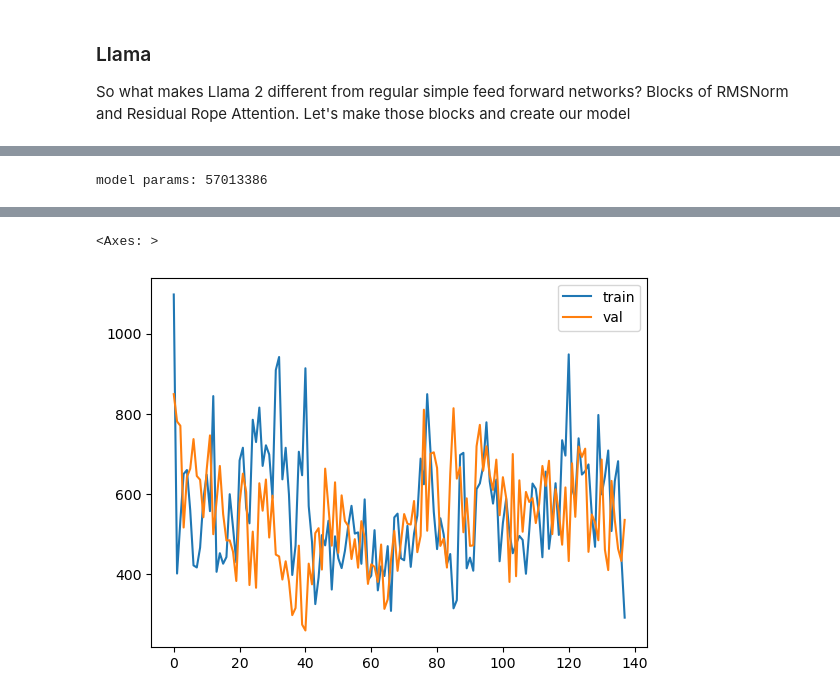
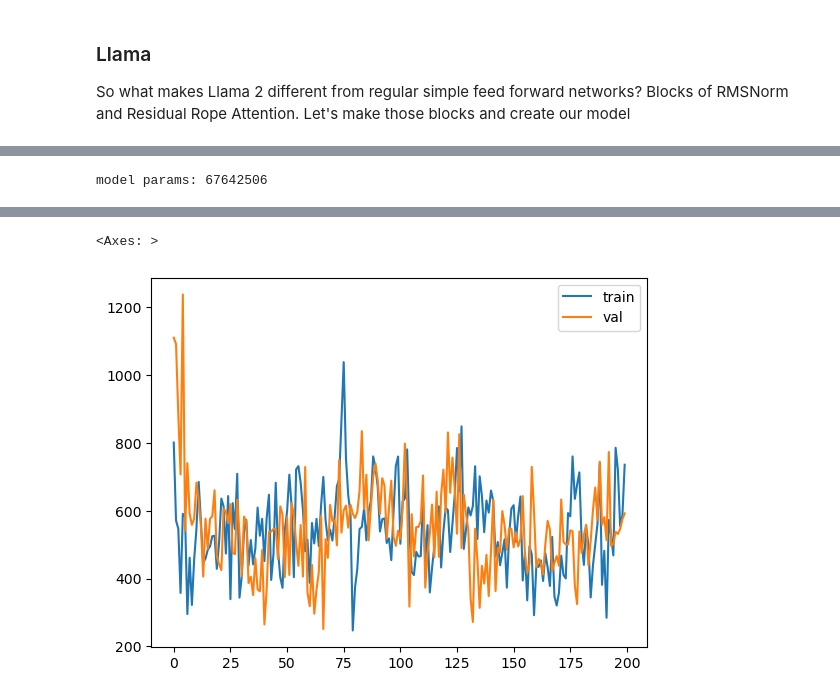
Before and after one commit to IMJONEZZ/LLMs-in-Production, a Jupyter notebook: chapters/chapter_8/llama_from_scratch_notebook.ipynb, the cells around one changed output, grey strips where cells are left out. Drawn from its saved outputs; the diff is of its cells as text; code cells hidden in the pictures.

```diff
--- a/chapters/chapter_8/llama_from_scratch_notebook.ipynb
+++ b/chapters/chapter_8/llama_from_scratch_notebook.ipynb
@@ -696,14 +652,7 @@ class SimpleFeedForwardNN_RMS_Rope(nn.Module):
 
 
 model = SimpleFeedForwardNN_RMS_Rope(MASTER_CONFIG).to(device)
-xs, ys = get_batches(
-    train_data,
-    MASTER_CONFIG["batch_size"],
-    MASTER_CONFIG["context_window"],
-)
-
-logits, loss = model(xs, ys)
 optimizer = torch.optim.AdamW(model.parameters())
-train(model, optimizer, print_logs=True)
+train(model, optimizer, data=train_data, print_logs=True)
 # %% [output]
 model params: 20547969
@@ -814,14 +763,7 @@ class SimpleFeedForwardNN_RMS_RoPE_SwiGLU(nn.Module):
 
 
 model = SimpleFeedForwardNN_RMS_RoPE_SwiGLU(MASTER_CONFIG).to(device)
-xs, ys = get_batches(
-    train_data,
-    MASTER_CONFIG["batch_size"],
-    MASTER_CONFIG["context_window"],
-)
-
-logits, loss = model(xs, ys)
 optimizer = torch.optim.AdamW(model.parameters())
-train(model, optimizer, print_logs=True)
+train(model, optimizer, data=train_data, print_logs=True)
 # %% [output]
 model params: 20714434
@@ -883,8 +825,9 @@ class LlamaBlock(nn.Module):
 
         self.attention = RoPEMaskedMultiheadAttention(config).to(device)
         self.feedforward = nn.Sequential(
-            nn.Linear(config["d_model"], config["d_model"]),
-            SwiGLU(config["d_model"]),
+            nn.Linear(config["d_model"], config['hidden_dim']),
+            SwiGLU(config['hidden_dim']),
+            nn.Linear(config['hidden_dim'], config['d_model'])
         ).to(device)
 
     def forward(self, x):
@@ -984,5 +927,5 @@ SimpleLlama 32213416 Params | Train: 767.5743103027344 | Val: 529.3186416625977
 # %%
-MASTER_CONFIG["epochs"] = 6900
+MASTER_CONFIG["epochs"] = 10000
 MASTER_CONFIG["batch_size"] = 16
 MASTER_CONFIG["d_model"] = 384
 MASTER_CONFIG["n_layers"] = 8
@@ -999,13 +942,15 @@ llama_optimizer = torch.optim.AdamW(
 scheduler = torch.optim.lr_scheduler.CosineAnnealingLR(
     llama_optimizer, 1000, eta_min=1e-5
 )
+train_data = iter(encoded_dataset['train'].shuffle())
 # %% [output]
-model params: 57013386
+model params: 67642506
 # %%
 train(
     llama,
     llama_optimizer,
     scheduler=scheduler,
+    data=train_data,
     config=MASTER_CONFIG,
     print_logs=True,
 )
@@ -1030,5 +975,5 @@ training loss 290.3301773071289 | validation loss: 534.6013732910156
 <Axes: >
-[figure, old version]
+[figure, new version]
 # %%
 generate(
     llama, config=MASTER_CONFIG, temperature=1.0, max_new_tokens=50
```
Also changed, not shown: parts of 47 cells of this notebook.
